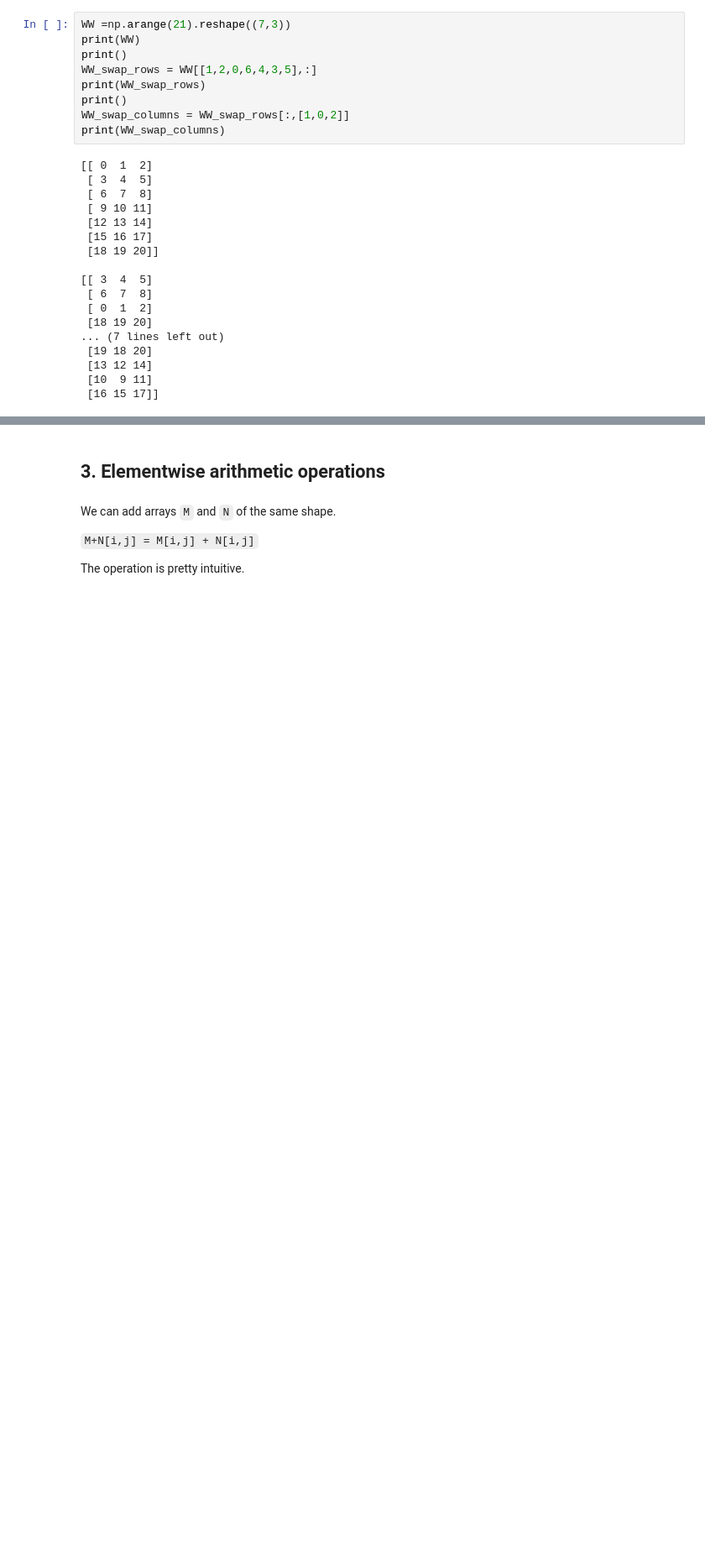
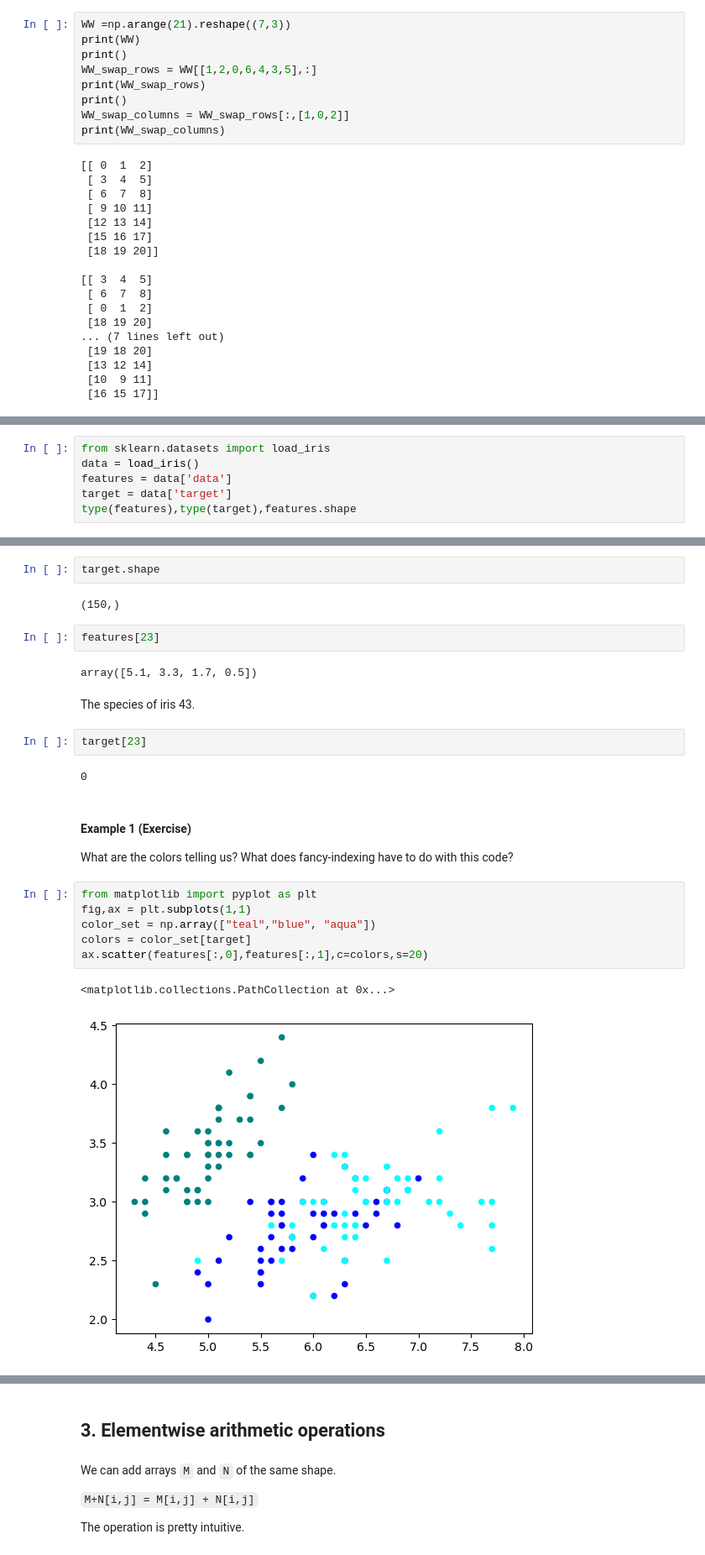
Before and after one commit to gawron/python-for-social-science, a Jupyter notebook: numpy/numpy.ipynb, the cells around one changed output, grey strips where cells are left out. Shown at 84% size. Saved outputs shown, nothing was run; the diff lists cells and outputs as text; blank space fills up the shorter version.

Commit message:
New inlecture exercises added.

```diff
--- a/numpy/numpy.ipynb
+++ b/numpy/numpy.ipynb
@@ -1320,0 +1241,6 @@ array([12,  3, 11,  8,  4,  8,  4,  0, 12, 18])
+# %%
+from sklearn.datasets import load_iris
+data = load_iris()
+features = data['data']
+target = data['target']
+type(features),type(target),features.shape
@@ -1320,0 +1259,27 @@ array([12,  3, 11,  8,  4,  8,  4,  0, 12, 18])
+# %%
+target.shape
+# %% [output]
+(150,)
+# %%
+features[23]
+# %% [output]
+array([5.1, 3.3, 1.7, 0.5])
+# %% [markdown]
+The species of iris 43.
+# %%
+target[23]
+# %% [output]
+0
+# %% [markdown]
+#### Example 1 (Exercise)
+
+What are the colors telling us?  What does fancy-indexing have to do with this code?
+# %%
+from matplotlib import pyplot as plt
+fig,ax = plt.subplots(1,1)
+color_set = np.array(["teal","blue", "aqua"])
+colors = color_set[target]
+ax.scatter(features[:,0],features[:,1],c=colors,s=20)
+# %% [output]
+<matplotlib.collections.PathCollection at 0x...>
+[figure, added]
```
Also changed, not shown: parts of 41 cells of this notebook.
